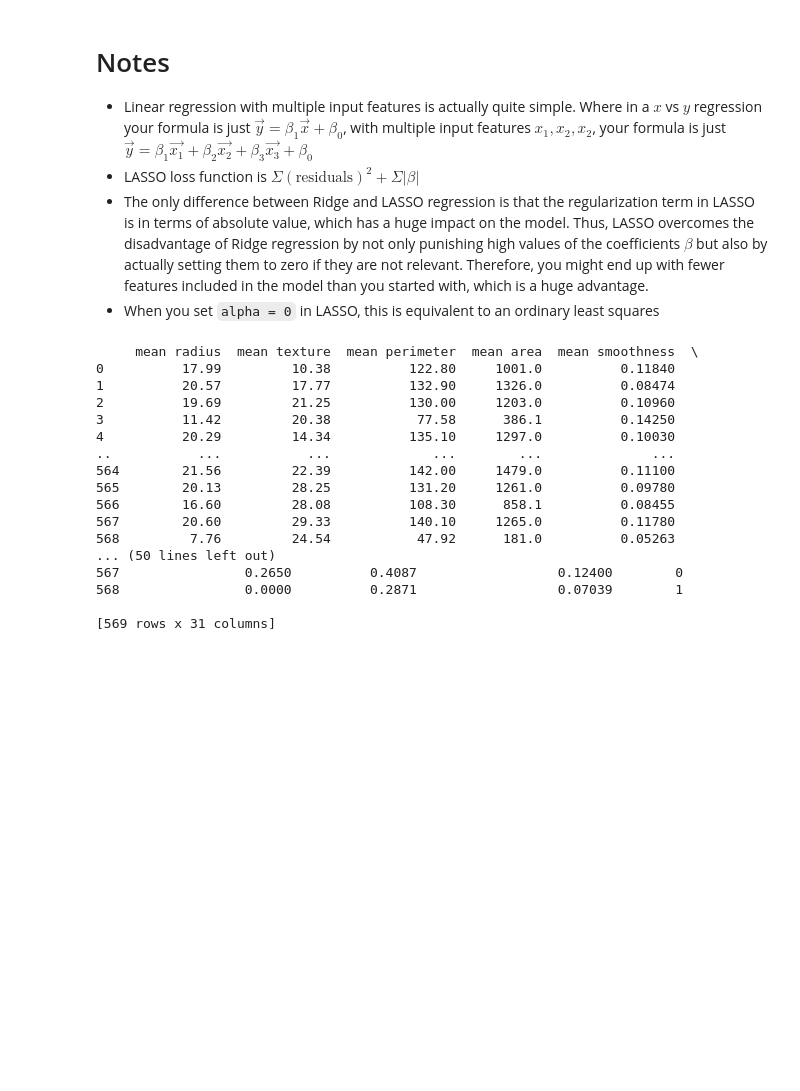
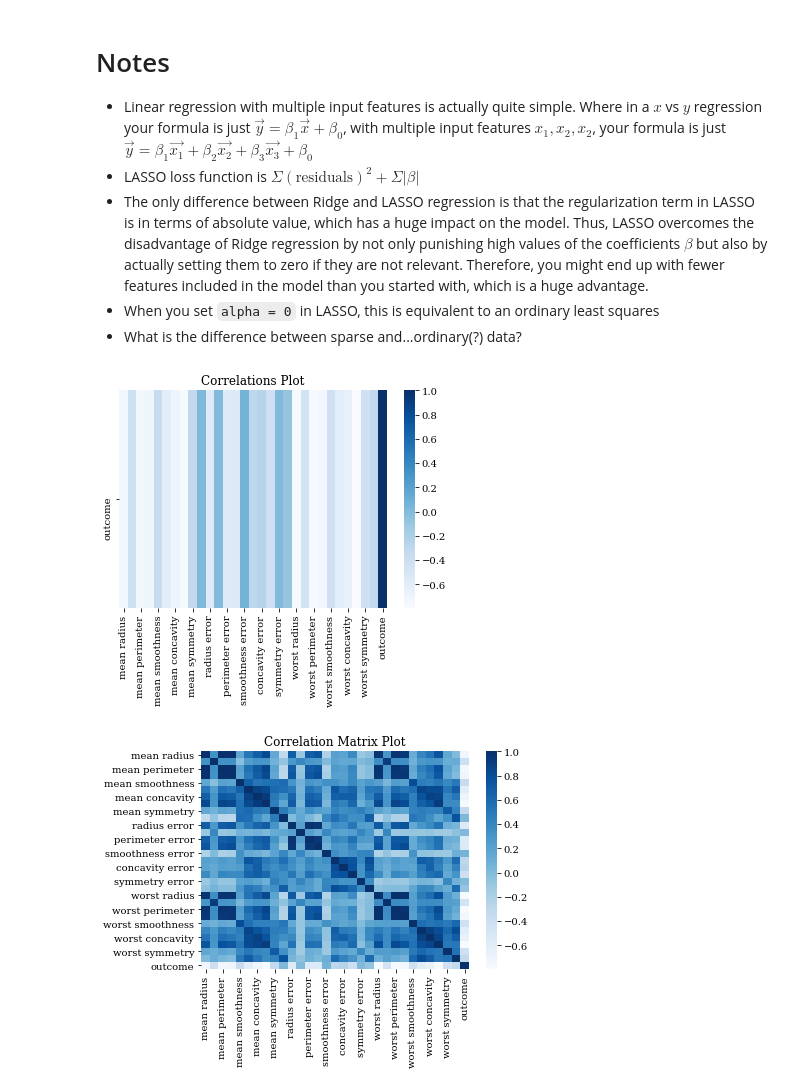
Before and after one commit to HarritonResearchLab/genomics, a Jupyter notebook: src/exploring/first_topics/tk_lasso.ipynb, the cells around one changed output. Cells and saved outputs as stored; diff of their text form; code cells hidden in the pictures; blank space fills up the shorter version.

````diff
--- a/src/exploring/first_topics/tk_lasso.ipynb
+++ b/src/exploring/first_topics/tk_lasso.ipynb
@@ -4,36 +4,41 @@
 * LASSO loss function is $\Sigma(\mathrm{residuals})^2+\Sigma|\beta|$
 * The only difference between Ridge and LASSO regression is that the regularization term in LASSO is in terms of absolute value, which has a huge impact on the model. Thus, LASSO overcomes the disadvantage of Ridge regression by not only punishing high values of the coefficients $\beta$ but also by actually setting them to zero if they are not relevant. Therefore, you might end up with fewer features included in the model than you started with, which is a huge advantage.
 * When you set ```alpha = 0``` in LASSO, this is equivalent to an ordinary least squares
+* What is the difference between sparse and...ordinary(?) data?
 # %%
-import math
-import matplotlib.pyplot as plt
 import pandas as pd
 import numpy as np
+import matplotlib.pyplot as plt
+import seaborn as sns
 from sklearn.linear_model import Lasso, LinearRegression
 from sklearn.datasets import load_breast_cancer
+from sklearn.model_selection import train_test_split
+from sklearn.metrics import confusion_matrix, accuracy_score
+
+plt.rcParams['font.family']='serif'
 # %%
 cancer = load_breast_cancer()
 
-X = cancer.
+X = cancer.data
 Y = cancer.target
+
+X_train, X_test, y_train, y_test = train_test_split(X,Y)
 
 cancer_df = pd.DataFrame(cancer.data, columns=cancer.feature_names)
 cancer_df['outcome'] = Y
-# %% [output]
-     mean radius  mean texture  mean perimeter  mean area  mean smoothness  \
-0          17.99         10.38          122.80     1001.0          0.11840
-1          20.57         17.77          132.90     1326.0          0.08474
-2          19.69         21.25          130.00     1203.0          0.10960
-3          11.42         20.38           77.58      386.1          0.14250
-4          20.29         14.34          135.10     1297.0          0.10030
-..           ...           ...             ...        ...              ...
-564        21.56         22.39          142.00     1479.0          0.11100
-565        20.13         28.25          131.20     1261.0          0.09780
-566        16.60         28.08          108.30      858.1          0.08455
-567        20.60         29.33          140.10     1265.0          0.11780
-568         7.76         24.54           47.92      181.0          0.05263
-... (50 lines left out)
-567                0.2650          0.4087                  0.12400        0
-568                0.0000          0.2871                  0.07039        1
-
-[569 rows x 31 columns]
+# %%
+# Correlation matrix plot
+corr = cancer_df.corr()
+
+sns.heatmap(corr.iloc[30:, 0:], cmap='Blues')
+
+plt.title('Correlations Plot')
+
+plt.show()
+
+sns.heatmap(corr, cmap='Blues')
+plt.title('Correlation Matrix Plot')
+plt.show()
+# %% [output]
+[figure, added]
+[figure, added]
````
Also changed, not shown: parts of 2 cells of this notebook.
